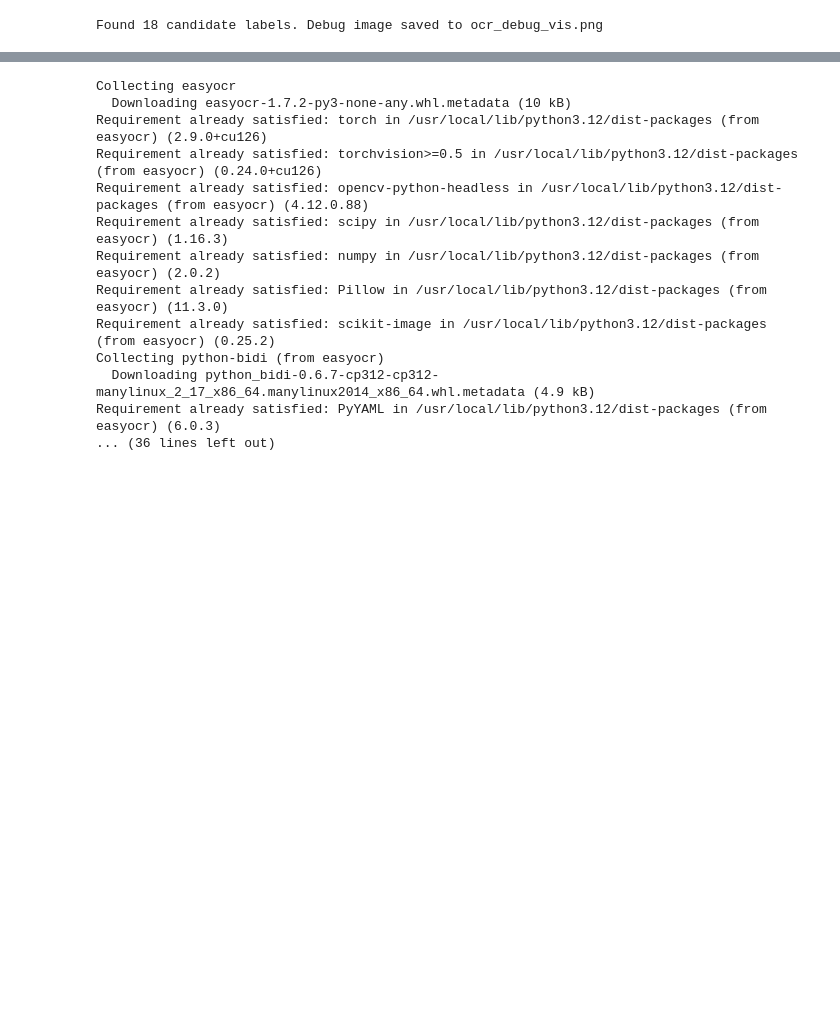
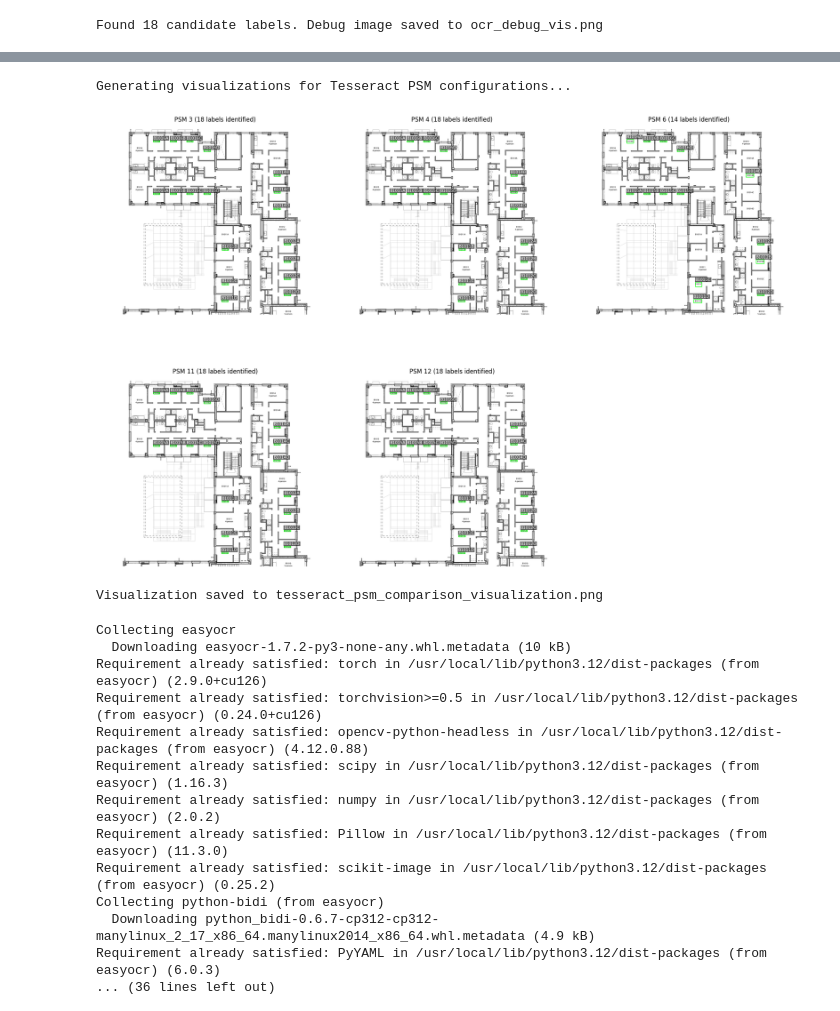
Before and after one commit to sofaradkova/room-selector, a Jupyter notebook: notebooks/ocr.ipynb, the cells around one changed output, grey strips where cells are left out. Saved outputs shown, nothing was run; the diff lists cells and outputs as text; code cells hidden in the pictures; blank space fills up the shorter version.

```diff
--- a/notebooks/ocr.ipynb
+++ b/notebooks/ocr.ipynb
@@ -34,5 +34,5 @@ OCR image shape: (1474, 1610)
 # %%
-tess_config = "--psm 12"   # adjust to 11/12 if text is more sparse
+tess_config = "--psm 11"
 ocr_data1 = pytesseract.image_to_data(enhanced, output_type=Output.DICT, config=tess_config)
 # %%
 raw_words = []
@@ -103,3 +182,44 @@ Found 18 candidate labels. Debug image saved to ocr_debug_vis.png
+# %%
+tess_configs_to_test = ["--psm 3", "--psm 4", "--psm 6", "--psm 11", "--psm 12"]
+
+# Assuming 'img' and 'enhanced' are already loaded from previous cells
+
+fig, axes = plt.subplots(nrows=2, ncols=3, figsize=(20, 15))
+axes = axes.flatten() # Flatten the 2x3 array of axes for easier iteration
+
+print("Generating visualizations for Tesseract PSM configurations...")
+for i, config in enumerate(tess_configs_to_test):
+    ax = axes[i]
+
+    # Perform OCR with the current PSM configuration
+    ocr_data_current_config = pytesseract.image_to_data(enhanced, output_type=Output.DICT, config=config)
+
+    # Apply the simple_filter function
+    labels_current_config = simple_filter(ocr_data_current_config)
+
+    # Display original image on the subplot
+    ax.imshow(cv2.cvtColor(img, cv2.COLOR_BGR2RGB))
+    ax.set_title(f"PSM {config.split(' ')[1]} ({len(labels_current_config)} labels identified)", fontsize=12)
+    ax.axis('off')
+
+    # Overlay identified labels
+    for lab in labels_current_config:
+        x,y,w,h = lab['bbox']
+        txt = lab['text']
+        _draw_bbox_and_text_mpl(ax, (x,y,w,h), txt, color=(0,255,0), text_color=(255,255,255), text_bg=(0,0,0,0.6))
+
+# Hide any unused subplots if the number of configs is not exactly 6
+for j in range(len(tess_configs_to_test), len(axes)):
+    fig.delaxes(axes[j])
+
+plt.tight_layout()
+plt.savefig("tesseract_psm_comparison_visualization.png")
+plt.show()
+print("Visualization saved to tesseract_psm_comparison_visualization.png")
+# %% [output]
+Generating visualizations for Tesseract PSM configurations...
+[figure, added]
+Visualization saved to tesseract_psm_comparison_visualization.png
 # %%
 !pip install easyocr
 # %% [output]
```
Also changed, not shown: parts of 12 cells of this notebook, 2 other files.
